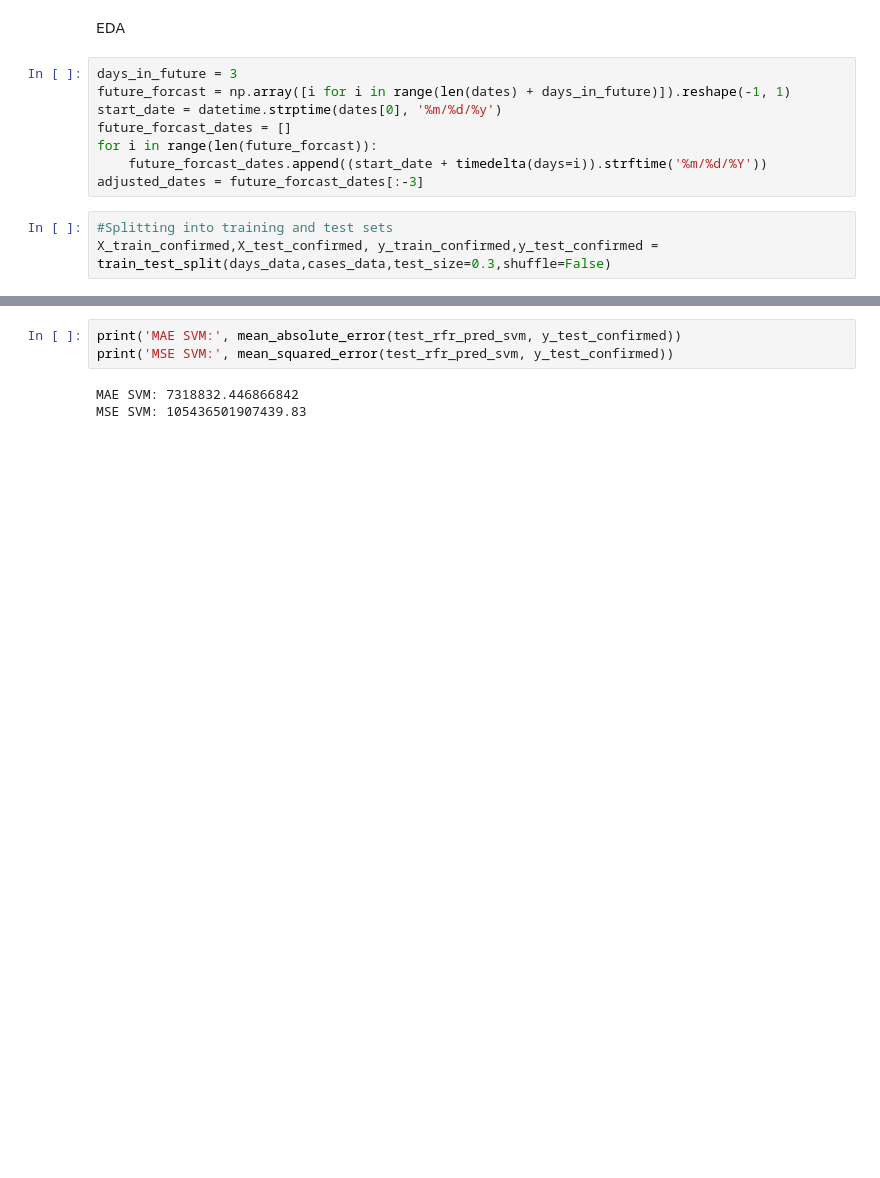
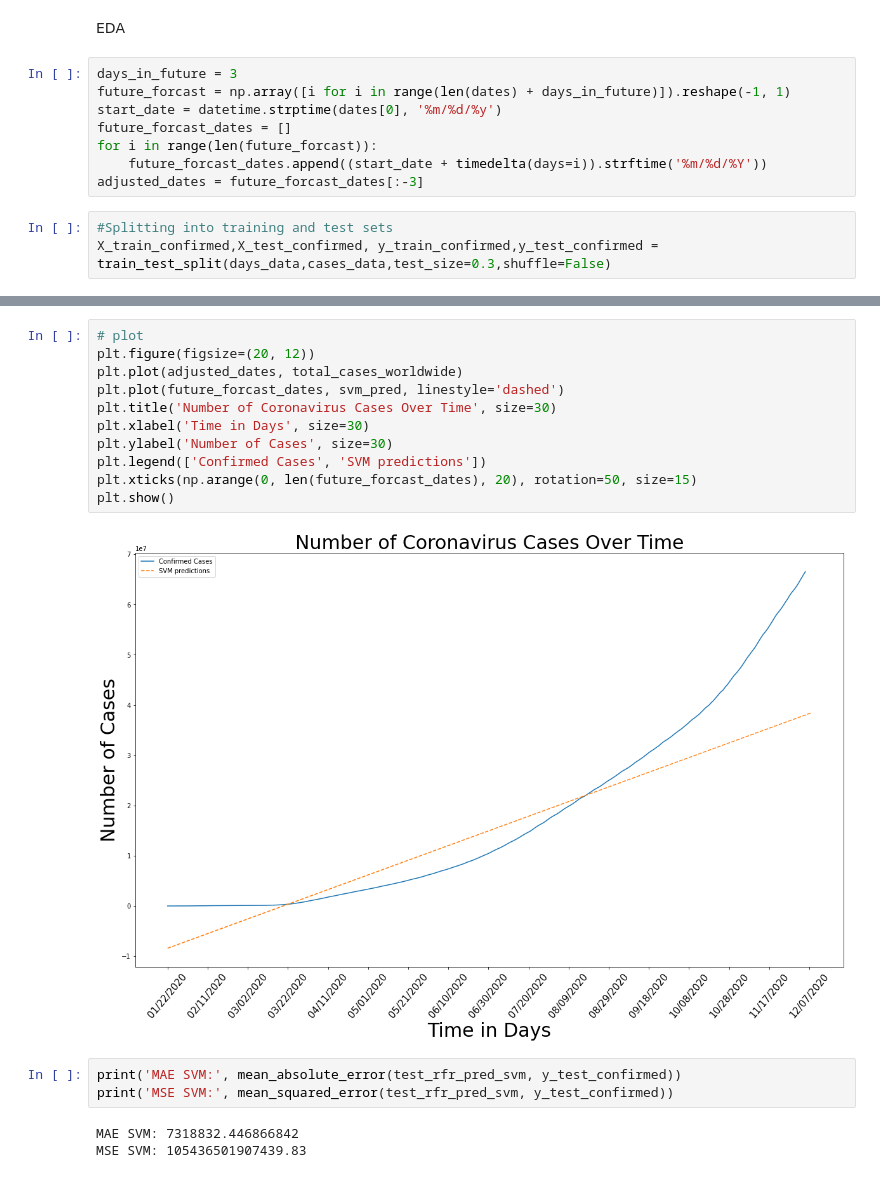
Before and after one commit to siddheshlatkar/CS6220_Project_Covid-19-, a Jupyter notebook: Covid_19_SVM.ipynb, the cells around one changed output, grey strips where cells are left out. Drawn from its saved outputs; the diff is of its cells as text; blank space fills up the shorter version.

```diff
--- a/Covid_19_SVM.ipynb
+++ b/Covid_19_SVM.ipynb
@@ -193,3 +193,16 @@ Fitting 5 folds for each of 30 candidates, totalling 150 fits
+# %%
+# plot
+plt.figure(figsize=(20, 12))
+plt.plot(adjusted_dates, total_cases_worldwide)
+plt.plot(future_forcast_dates, svm_pred, linestyle='dashed')
+plt.title('Number of Coronavirus Cases Over Time', size=30)
+plt.xlabel('Time in Days', size=30)
+plt.ylabel('Number of Cases', size=30)
+plt.legend(['Confirmed Cases', 'SVM predictions'])
+plt.xticks(np.arange(0, len(future_forcast_dates), 20), rotation=50, size=15)
+plt.show()
+# %% [output]
+[figure, added]
 # %%
 print('MAE SVM:', mean_absolute_error(test_rfr_pred_svm, y_test_confirmed))
 print('MSE SVM:', mean_squared_error(test_rfr_pred_svm, y_test_confirmed))
```
Also changed, not shown: parts of 4 cells of this notebook.
